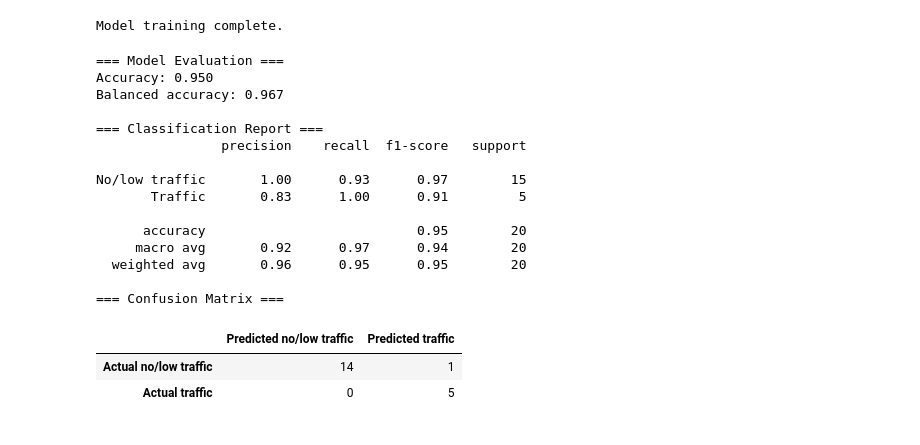
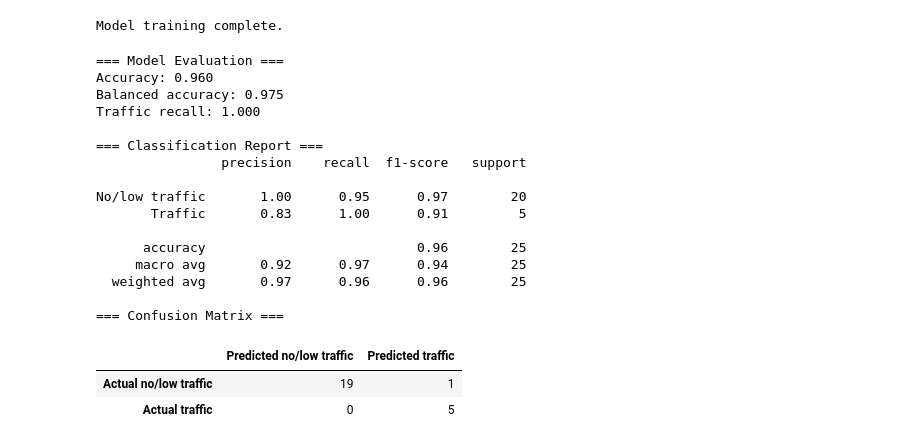
Before and after one commit to abhiramparimi05-bot/charlotte-traffic, a Jupyter notebook: Charlotte_Traffic_Prediction.ipynb, the cells around one changed output. Saved outputs shown, nothing was run; the diff lists cells and outputs as text; code cells hidden in the pictures.

Commit message:
Predicts on days, not hours, and reports on traffic class

```diff
--- a/Charlotte_Traffic_Prediction.ipynb
+++ b/Charlotte_Traffic_Prediction.ipynb
@@ -12,12 +16,24 @@ from sklearn.metrics import (
     confusion_matrix,
 )
 # %%
-# Read the CSV file into a pandas DataFrame.
-# The CSV file must be in the same folder as this Jupyter notebook.
-df = pd.read_csv("cleaned_Charlotte_traffic.csv")
+# Load environment variables from the .env file.
+load_dotenv(override=True)
+
+# Retrieve the S3 URI for the cleaned CSV file.
+s3_uri = os.getenv("S3_CSV_URL")
+
+# Stop immediately if the S3 URI is missing from the .env file.
+if not s3_uri:
+    raise ValueError("Missing S3_CSV_URL in .env file")
+
+# Read the CSV file directly from the S3 bucket into a pandas DataFrame.
+df = pd.read_csv(
+    s3_uri,
+    storage_options={"anon": True},
+)
 
 # Convert timestamp strings into datetime objects.
-# This is required so we can correctly sort the data by time later.
+# This is required so we can correctly sort and split the data by day later.
 df["timestamp"] = pd.to_datetime(df["timestamp"])
 
 # Print a basic summary to confirm that the data loaded correctly.
@@ -287,10 +330,19 @@ accuracy = accuracy_score(y_test, y_pred)
 # Calculate balanced accuracy, which gives equal importance to both classes.
 balanced_accuracy = balanced_accuracy_score(y_test, y_pred)
 
+# Calculate recall specifically for the Traffic class (class 1).
+traffic_recall = recall_score(
+    y_test,
+    y_pred,
+    pos_label=1,
+    zero_division=0,
+)
+
 # Print main evaluation metrics.
 print("=== Model Evaluation ===")
 print(f"Accuracy: {accuracy:.3f}")
 print(f"Balanced accuracy: {balanced_accuracy:.3f}")
+print(f"Traffic recall: {traffic_recall:.3f}")
 
 # Print detailed precision, recall, and F1-score results.
 print("\n=== Classification Report ===")
@@ -298,40 +350,41 @@ print(
     classification_report(
         y_test,
         y_pred,
         labels=[0, 1],
         target_names=["No/low traffic", "Traffic"],
         zero_division=0,
     )
 )
 
 # Create a labeled table of actual versus predicted classes.
 confusion_df = pd.DataFrame(
     confusion_matrix(y_test, y_pred, labels=[0, 1]),
     index=["Actual no/low traffic", "Actual traffic"],
     columns=["Predicted no/low traffic", "Predicted traffic"],
 )
 
 # Display the confusion matrix.
 print("=== Confusion Matrix ===")
 display(confusion_df)
 # %% [output]
 === Model Evaluation ===
-Accuracy: 0.950
-Balanced accuracy: 0.967
+Accuracy: 0.960
+Balanced accuracy: 0.975
+Traffic recall: 1.000
 
 === Classification Report ===
                 precision    recall  f1-score   support
 
-No/low traffic       1.00      0.93      0.97        15
+No/low traffic       1.00      0.95      0.97        20
        Traffic       0.83      1.00      0.91         5
 
-      accuracy                           0.95        20
-     macro avg       0.92      0.97      0.94        20
-  weighted avg       0.96      0.95      0.95        20
+      accuracy                           0.96        25
+     macro avg       0.92      0.97      0.94        25
+  weighted avg       0.97      0.96      0.96        25
 
 === Confusion Matrix ===
 |  | Predicted no/low traffic | Predicted traffic |
-| Actual no/low traffic | 14 | 1 |
+| Actual no/low traffic | 19 | 1 |
 | Actual traffic | 0 | 5 |
 # %%
 # Select original information from the test rows for comparison.
```
Also changed, not shown: parts of 5 cells of this notebook.
